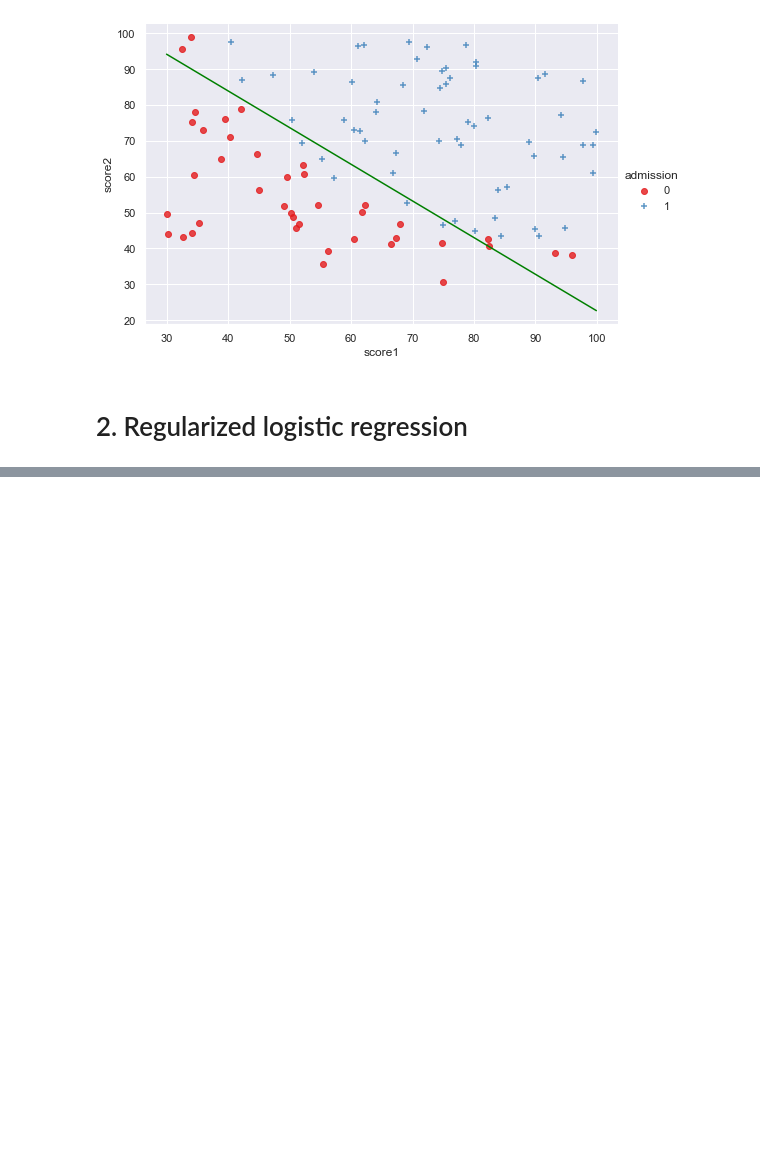
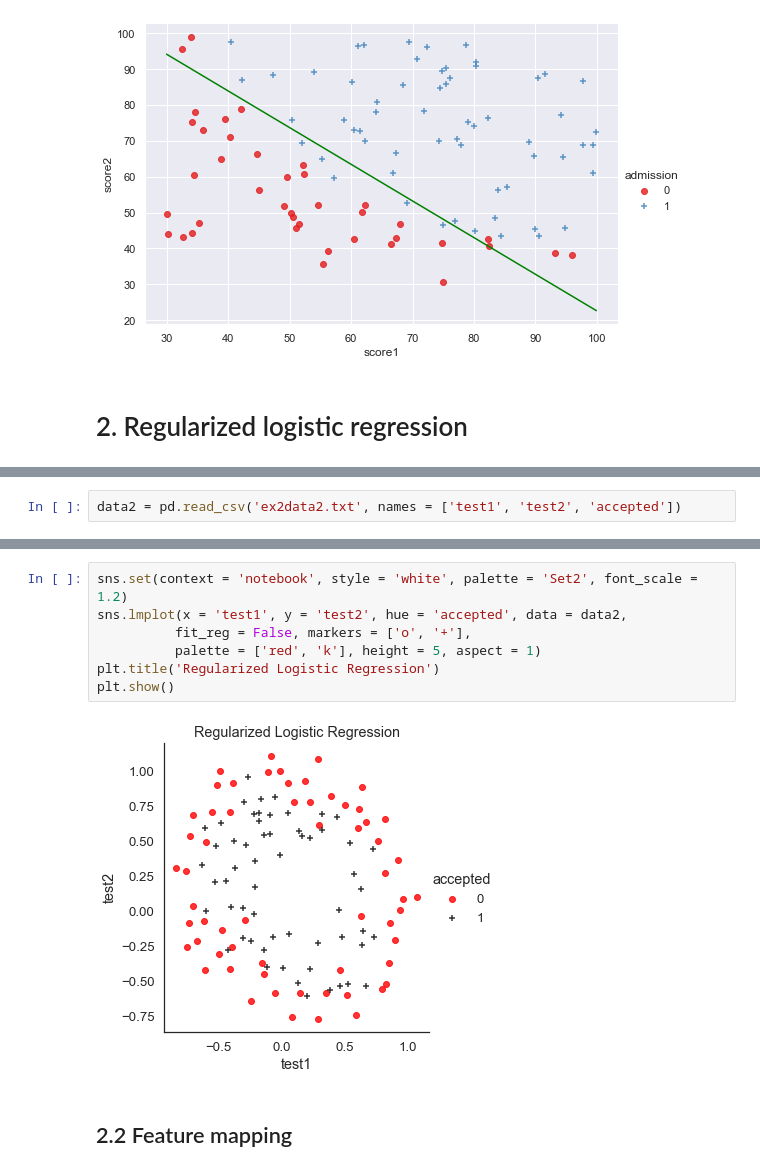
Before and after one commit to jiankang-star/Coursera-ML-AndrewNg-Notes, a Jupyter notebook: code/ex2-logistic regression/wjk_logistic_regression_v1.ipynb, the cells around one changed output, grey strips where cells are left out. Drawn from its saved outputs; the diff is of its cells as text; blank space fills up the shorter version.

```diff
--- a/code/ex2-logistic regression/wjk_logistic_regression_v1.ipynb
+++ b/code/ex2-logistic regression/wjk_logistic_regression_v1.ipynb
@@ -174,0 +186,2 @@ plt.show()
+# %%
+data2 = pd.read_csv('ex2data2.txt', names = ['test1', 'test2', 'accepted'])
@@ -174,0 +197,11 @@ plt.show()
+# %%
+sns.set(context = 'notebook', style = 'white', palette = 'Set2', font_scale = 1.2)
+sns.lmplot(x = 'test1', y = 'test2', hue = 'accepted', data = data2,
+          fit_reg = False, markers = ['o', '+'],
+          palette = ['red', 'k'], height = 5, aspect = 1)
+plt.title('Regularized Logistic Regression')
+plt.show()
+# %% [output]
+[figure, added]
+# %% [markdown]
+## 2.2 Feature mapping
```
Also changed, not shown: parts of 13 cells of this notebook.
